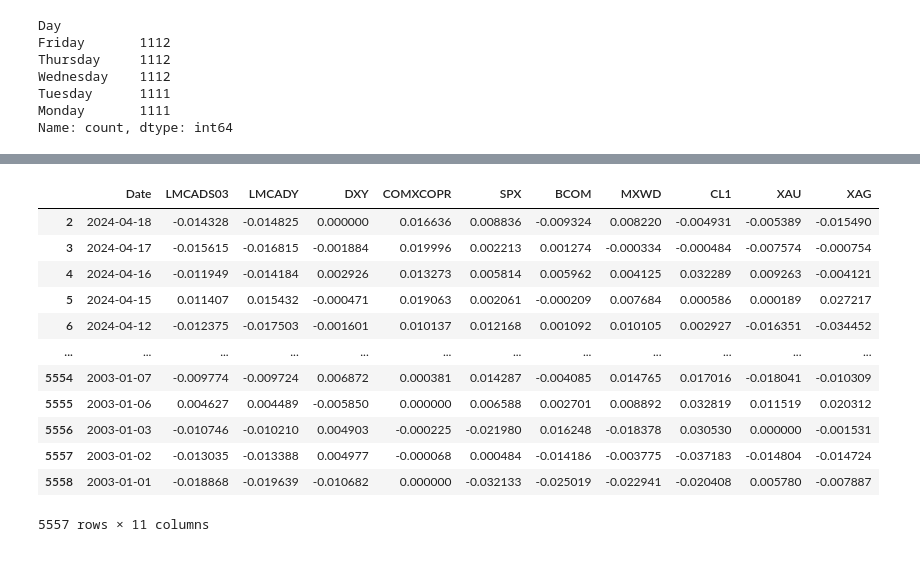
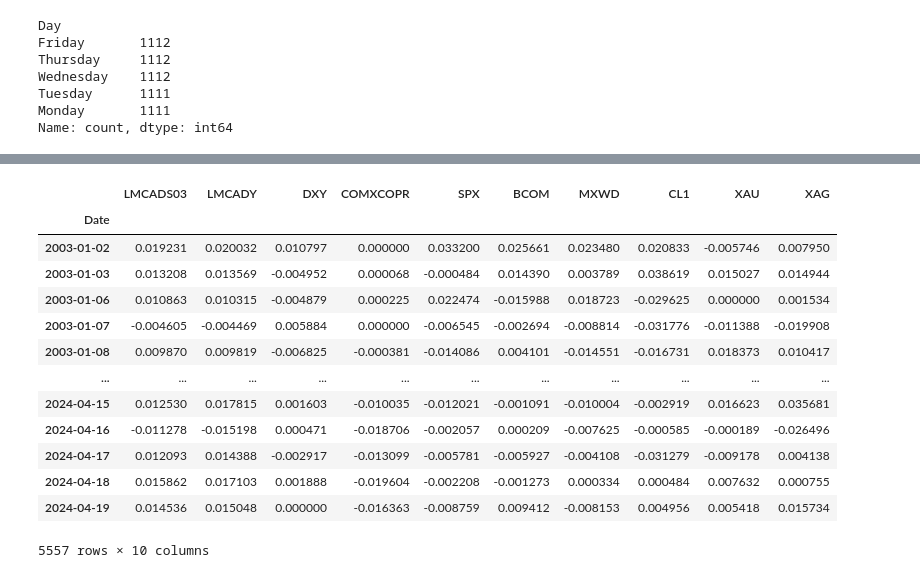
Before and after one commit to f8ac/preprocesamiento, a Jupyter notebook: data_preprocessing_v_3.ipynb, the cells around one changed output, grey strips where cells are left out. Saved outputs shown, nothing was run; the diff lists cells and outputs as text; code cells hidden in the pictures.

```diff
--- a/data_preprocessing_v_3.ipynb
+++ b/data_preprocessing_v_3.ipynb
@@ -113,3 +117,12 @@ Wednesday    1112
 Tuesday      1111
 Monday       1111
 Name: count, dtype: int64
+# %%
+# if column Day exists, drop it
+if 'Day' in df.columns:
+    df = df.drop(columns=['Day'])
+# sort by date
+df.sort_values(by='Date', inplace=True)
+# set date as index
+df.set_index('Date', inplace=True)
+df
@@ -116,28 +144,25 @@ Name: count, dtype: int64
 # %%
-# if column Day exists, drop it
-if 'Day' in df.columns:
-    df = df.drop(columns=['Day'])
-
 # copy the dataframe values
 df2 = df.copy()
 
 # convert every column to return [(Pt-Pt-1)/Pt-1] (except the date column obviously)
-for i in df2.columns[1:]:
+for i in df2.columns:
     df2[i] = df2[i].pct_change()
 
 df2.dropna(inplace=True)
 df2
 # %% [output]
-|  | Date | LMCADS03 | LMCADY | DXY | COMXCOPR | SPX | BCOM | MXWD | CL1 | XAU | XAG |
-| 2 | 2024-04-18 | -0.014328 | -0.014825 | 0.000000 | 0.016636 | 0.008836 | -0.009324 | 0.008220 | -0.004931 | -0.005389 | -0.015490 |
-| 3 | 2024-04-17 | -0.015615 | -0.016815 | -0.001884 | 0.019996 | 0.002213 | 0.001274 | -0.000334 | -0.000484 | -0.007574 | -0.000754 |
-| 4 | 2024-04-16 | -0.011949 | -0.014184 | 0.002926 | 0.013273 | 0.005814 | 0.005962 | 0.004125 | 0.032289 | 0.009263 | -0.004121 |
-| 5 | 2024-04-15 | 0.011407 | 0.015432 | -0.000471 | 0.019063 | 0.002061 | -0.000209 | 0.007684 | 0.000586 | 0.000189 | 0.027217 |
-| 6 | 2024-04-12 | -0.012375 | -0.017503 | -0.001601 | 0.010137 | 0.012168 | 0.001092 | 0.010105 | 0.002927 | -0.016351 | -0.034452 |
-| ... | ... | ... | ... | ... | ... | ... | ... | ... | ... | ... | ... |
-| 5554 | 2003-01-07 | -0.009774 | -0.009724 | 0.006872 | 0.000381 | 0.014287 | -0.004085 | 0.014765 | 0.017016 | -0.018041 | -0.010309 |
-| 5555 | 2003-01-06 | 0.004627 | 0.004489 | -0.005850 | 0.000000 | 0.006588 | 0.002701 | 0.008892 | 0.032819 | 0.011519 | 0.020312 |
-| 5556 | 2003-01-03 | -0.010746 | -0.010210 | 0.004903 | -0.000225 | -0.021980 | 0.016248 | -0.018378 | 0.030530 | 0.000000 | -0.001531 |
-| 5557 | 2003-01-02 | -0.013035 | -0.013388 | 0.004977 | -0.000068 | 0.000484 | -0.014186 | -0.003775 | -0.037183 | -0.014804 | -0.014724 |
-| 5558 | 2003-01-01 | -0.018868 | -0.019639 | -0.010682 | 0.000000 | -0.032133 | -0.025019 | -0.022941 | -0.020408 | 0.005780 | -0.007887 |
+|  | LMCADS03 | LMCADY | DXY | COMXCOPR | SPX | BCOM | MXWD | CL1 | XAU | XAG |
+| Date |  |  |  |  |  |  |  |  |  |  |
+| 2003-01-02 | 0.019231 | 0.020032 | 0.010797 | 0.000000 | 0.033200 | 0.025661 | 0.023480 | 0.020833 | -0.005746 | 0.007950 |
+| 2003-01-03 | 0.013208 | 0.013569 | -0.004952 | 0.000068 | -0.000484 | 0.014390 | 0.003789 | 0.038619 | 0.015027 | 0.014944 |
+| 2003-01-06 | 0.010863 | 0.010315 | -0.004879 | 0.000225 | 0.022474 | -0.015988 | 0.018723 | -0.029625 | 0.000000 | 0.001534 |
+| 2003-01-07 | -0.004605 | -0.004469 | 0.005884 | 0.000000 | -0.006545 | -0.002694 | -0.008814 | -0.031776 | -0.011388 | -0.019908 |
+| 2003-01-08 | 0.009870 | 0.009819 | -0.006825 | -0.000381 | -0.014086 | 0.004101 | -0.014551 | -0.016731 | 0.018373 | 0.010417 |
+| ... | ... | ... | ... | ... | ... | ... | ... | ... | ... | ... |
+| 2024-04-15 | 0.012530 | 0.017815 | 0.001603 | -0.010035 | -0.012021 | -0.001091 | -0.010004 | -0.002919 | 0.016623 | 0.035681 |
+| 2024-04-16 | -0.011278 | -0.015198 | 0.000471 | -0.018706 | -0.002057 | 0.000209 | -0.007625 | -0.000585 | -0.000189 | -0.026496 |
+| 2024-04-17 | 0.012093 | 0.014388 | -0.002917 | -0.013099 | -0.005781 | -0.005927 | -0.004108 | -0.031279 | -0.009178 | 0.004138 |
+| 2024-04-18 | 0.015862 | 0.017103 | 0.001888 | -0.019604 | -0.002208 | -0.001273 | 0.000334 | 0.000484 | 0.007632 | 0.000755 |
+| 2024-04-19 | 0.014536 | 0.015048 | 0.000000 | -0.016363 | -0.008759 | 0.009412 | -0.008153 | 0.004956 | 0.005418 | 0.015734 |
-5557 rows × 11 columns
+5557 rows × 10 columns
```
Also changed, not shown: parts of 17 cells of this notebook, 7 other files.
